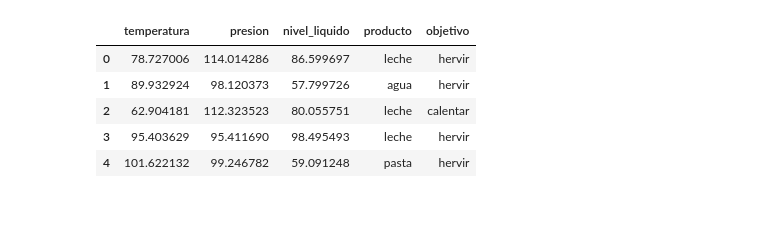
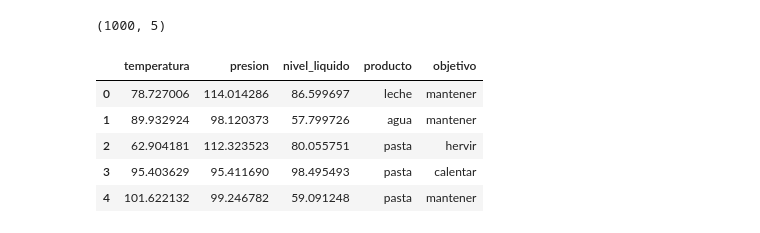
Before and after one commit to jcmachicao/jinis2025_machicao, a Jupyter notebook: JINIS__experto_neuronal.ipynb, the cells around one changed output. Cells and saved outputs as stored; diff of their text form; code cells hidden in the pictures.

```diff
--- a/JINIS__experto_neuronal.ipynb
+++ b/JINIS__experto_neuronal.ipynb
@@ -17,34 +17,36 @@ import random
 # %%
 # -----------------------------------------------------
 # 1️⃣ SIMULACIÓN DE DATOS
 # -----------------------------------------------------
 
 np.random.seed(42)
-n = 500
+n = 1000
 
 productos = ["leche", "pasta", "agua"]
 objetivos = ["calentar", "hervir", "mantener"]
 
 def simular_datos(n=500):
     data = []
     for _ in range(n):
         temp = np.random.uniform(60, 110)
         pres = np.random.uniform(95, 115)
         nivel = np.random.uniform(50, 100)
         prod = random.choice(productos)
         obj = random.choice(objetivos)
         data.append([temp, pres, nivel, prod, obj])
     return pd.DataFrame(data, columns=["temperatura", "presion", "nivel_liquido", "producto", "objetivo"])
 
 df = simular_datos(n)
+print(df.shape)
 df.head()
 # %% [output]
+(1000, 5)
 |  | temperatura | presion | nivel_liquido | producto | objetivo |
-| 0 | 78.727006 | 114.014286 | 86.599697 | leche | hervir |
-| 1 | 89.932924 | 98.120373 | 57.799726 | agua | hervir |
-| 2 | 62.904181 | 112.323523 | 80.055751 | leche | calentar |
-| 3 | 95.403629 | 95.411690 | 98.495493 | leche | hervir |
-| 4 | 101.622132 | 99.246782 | 59.091248 | pasta | hervir |
+| 0 | 78.727006 | 114.014286 | 86.599697 | leche | mantener |
+| 1 | 89.932924 | 98.120373 | 57.799726 | agua | mantener |
+| 2 | 62.904181 | 112.323523 | 80.055751 | pasta | hervir |
+| 3 | 95.403629 | 95.411690 | 98.495493 | pasta | calentar |
+| 4 | 101.622132 | 99.246782 | 59.091248 | pasta | mantener |
 # %%
 # -----------------------------------------------------
 # 2️⃣ SISTEMA EXPERTO SIMBÓLICO
```
Also changed, not shown: parts of 7 cells of this notebook.
